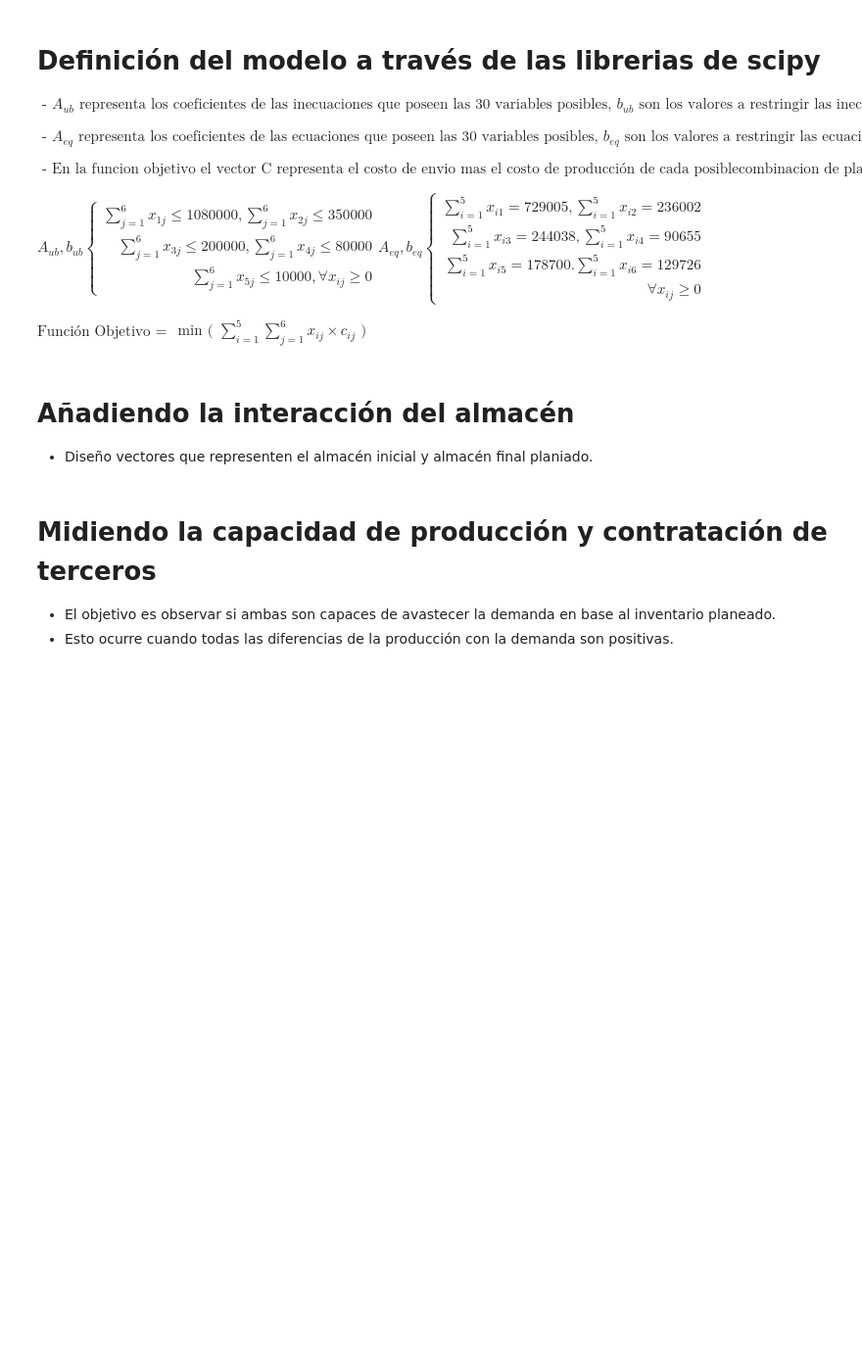
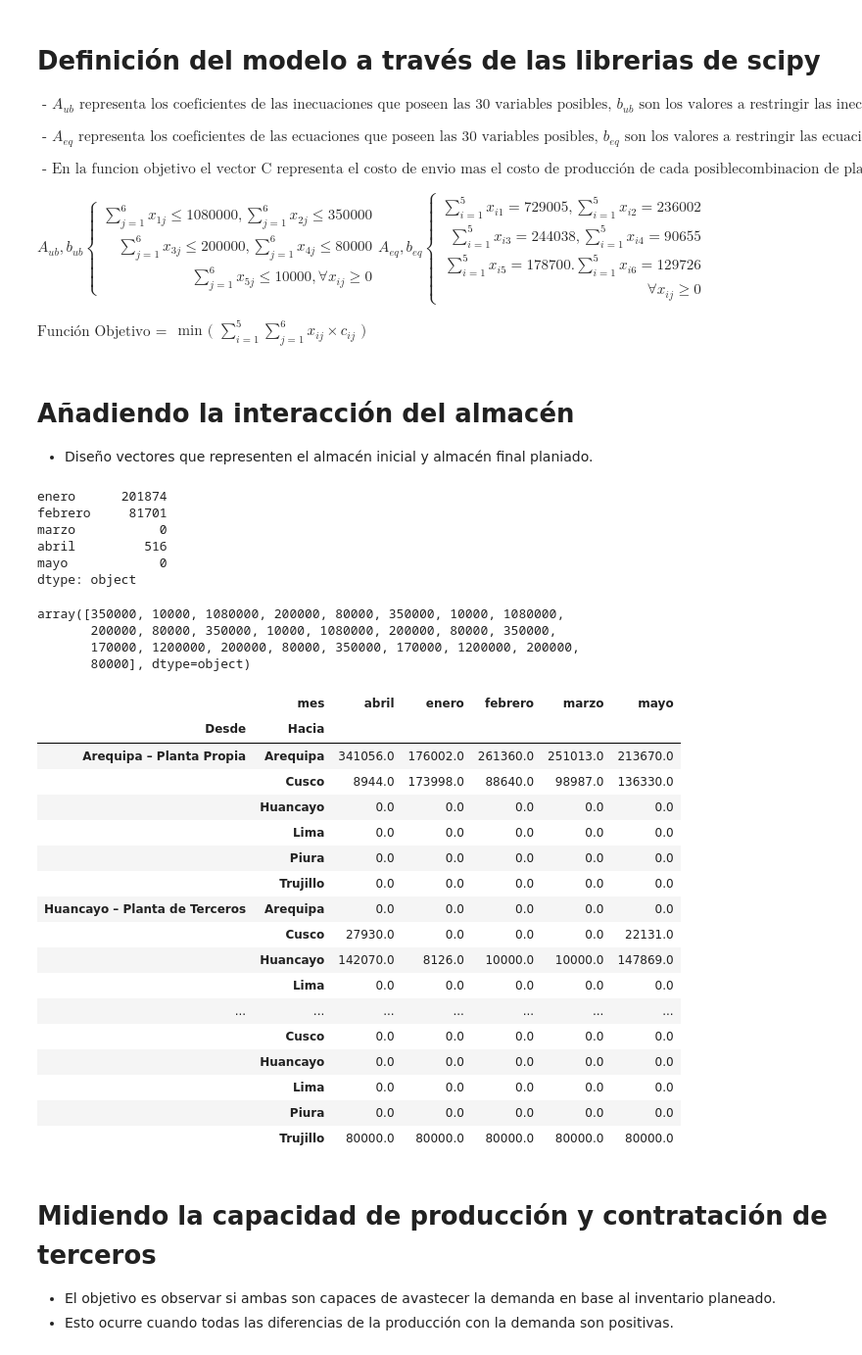
Before and after one commit to Her204/proceso_de_seleccion_cosas, a Jupyter notebook: modelo-de-optimizacion-para-proceso-de-seleccion.ipynb, the cells around one changed output. Shown at 98% size. Saved outputs shown, nothing was run; the diff lists cells and outputs as text; code cells hidden in the pictures; blank space fills up the shorter version.

```diff
--- a/modelo-de-optimizacion-para-proceso-de-seleccion.ipynb
+++ b/modelo-de-optimizacion-para-proceso-de-seleccion.ipynb
@@ -260,6 +322,78 @@ resultado_febrero = programacion_lineal_para_optimizar_los_costes_de_produccion_
 resultado_marzo = programacion_lineal_para_optimizar_los_costes_de_produccion_y_transporte(2,df_b_ub=df_b_ub,df_b_eq=df_b_eq,df_c=df_c)
 resultado_abril = programacion_lineal_para_optimizar_los_costes_de_produccion_y_transporte(3,df_b_ub=df_b_ub,df_b_eq=df_b_eq,df_c=df_c)
 resultado_mayo = programacion_lineal_para_optimizar_los_costes_de_produccion_y_transporte(4,df_b_ub=df_b_ub,df_b_eq=df_b_eq,df_c=df_c)
+# %%
+capacidad_de_produccion_de_cada_fabrica.sum()-demanda_de_cada_ciudad_contando_inventario.sum()
+# %% [output]
+enero      201874
+febrero     81701
+marzo           0
+abril         516
+mayo            0
+dtype: object
+# %%
+q_2 = []
+for mes in demanda_de_cada_ciudad.columns:
+    res = produccion_optimizada.copy()
+    res["mes"] = mes
+    q_2.append(res[["Desde","Hacia","mes"]])
+
+q_2 = pd.concat(q_2)
+# %%
+q_3 = q_2.copy()
+q_4 = q_2.copy()
+
+for mes in q_2.mes.unique():
+    for planta in q_2.Desde.unique():
+        q_3[planta+" - "+mes] = 0
+        q_3.loc[(q_2.mes==mes)&(q_2.Desde==planta),planta+" - "+mes] = 1
+
+    for ciudad in q_2.Hacia.unique():
+        q_4[ciudad+" - "+mes] = 0
+        q_4.loc[(q_2.mes==mes)&(q_2.Hacia==ciudad),ciudad+" - "+mes] = 1
+# %%
+A_eq = q_4.iloc[:,3:].T.values
+A_ub = q_3.iloc[:,3:].T.values
+
+b_ub = pd.melt(capacidad_de_produccion_de_cada_fabrica.sort_index(),ignore_index=False).value.values
+b_eq = pd.melt(demanda_de_cada_ciudad_contando_inventario.sort_index(),ignore_index=False).value.values
+c = costo_total_de_produccion_sin_contar_almacen.iloc[:,4].to_list()*5
+
+resultado_3 = linprog(c=c,method="simplex",
+            A_eq=A_eq,b_eq=b_eq,
+            A_ub=A_ub,b_ub=b_ub,
+            bounds=(0,None)).x
+
+#A_eq.shape,b_eq.shape
+# %%
+b_ub
+# %% [output]
+array([350000, 10000, 1080000, 200000, 80000, 350000, 10000, 1080000,
+       200000, 80000, 350000, 10000, 1080000, 200000, 80000, 350000,
+       170000, 1200000, 200000, 80000, 350000, 170000, 1200000, 200000,
+       80000], dtype=object)
+# %%
+q_2["resultado"] = resultado_3
+q_2.pivot(columns="mes",index=["Desde","Hacia"],values="resultado")
+# %% [output]
+|  | mes | abril | enero | febrero | marzo | mayo |
+| Desde | Hacia |  |  |  |  |  |
+| Arequipa – Planta Propia | Arequipa | 341056.0 | 176002.0 | 261360.0 | 251013.0 | 213670.0 |
+|  | Cusco | 8944.0 | 173998.0 | 88640.0 | 98987.0 | 136330.0 |
+|  | Huancayo | 0.0 | 0.0 | 0.0 | 0.0 | 0.0 |
+|  | Lima | 0.0 | 0.0 | 0.0 | 0.0 | 0.0 |
+|  | Piura | 0.0 | 0.0 | 0.0 | 0.0 | 0.0 |
+|  | Trujillo | 0.0 | 0.0 | 0.0 | 0.0 | 0.0 |
+| Huancayo – Planta de Terceros | Arequipa | 0.0 | 0.0 | 0.0 | 0.0 | 0.0 |
+|  | Cusco | 27930.0 | 0.0 | 0.0 | 0.0 | 22131.0 |
+|  | Huancayo | 142070.0 | 8126.0 | 10000.0 | 10000.0 | 147869.0 |
+|  | Lima | 0.0 | 0.0 | 0.0 | 0.0 | 0.0 |
+| ... | ... | ... | ... | ... | ... | ... |
+|  | Cusco | 0.0 | 0.0 | 0.0 | 0.0 | 0.0 |
+|  | Huancayo | 0.0 | 0.0 | 0.0 | 0.0 | 0.0 |
+|  | Lima | 0.0 | 0.0 | 0.0 | 0.0 | 0.0 |
+|  | Piura | 0.0 | 0.0 | 0.0 | 0.0 | 0.0 |
+|  | Trujillo | 80000.0 | 80000.0 | 80000.0 | 80000.0 | 80000.0 |
 # %% [markdown]
 # Midiendo la capacidad de producción y contratación de terceros
 - El objetivo es observar si ambas son capaces de avastecer la demanda en base al inventario planeado.
```
Also changed, not shown: parts of 10 cells of this notebook.
